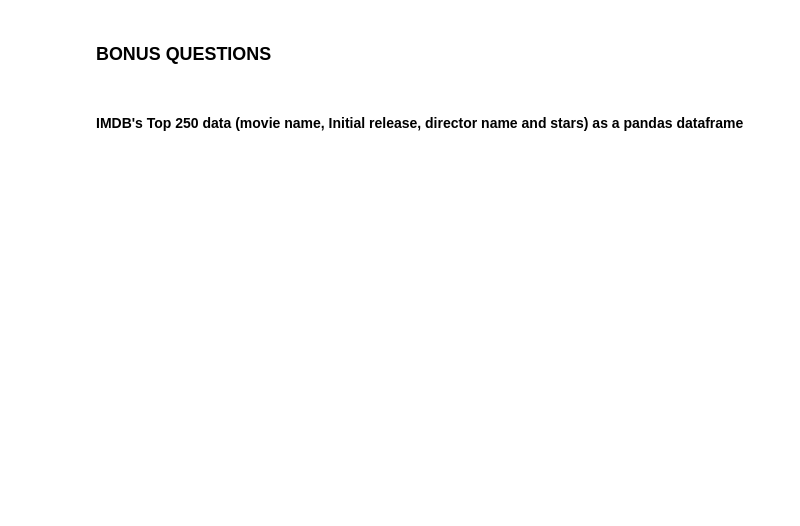
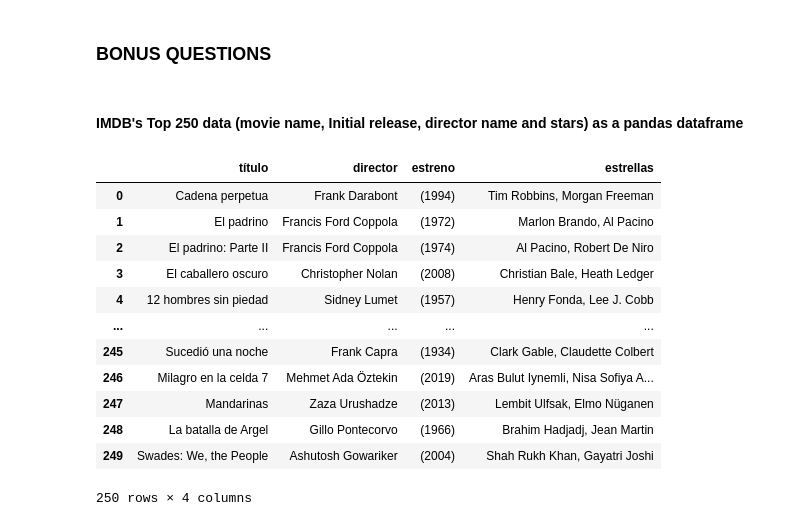
Before and after one commit to Ironhack-Data-Madrid-Marzo-2021/lab-web-scraping, a Jupyter notebook: your-code/main.ipynb, the cells around one changed output. Drawn from its saved outputs; the diff is of its cells as text; code cells hidden in the pictures; blank space fills up the shorter version.

```diff
--- a/your-code/main.ipynb
+++ b/your-code/main.ipynb
@@ -437,4 +487,6 @@ soap_sp = BeautifulSoup(html_sp.content, 'html.parser')
 #### IMDB's Top 250 data (movie name, Initial release, director name and stars) as a pandas dataframe
 # %%
 # This is the url you will scrape in this exercise
-url = 'https://www.imdb.com/chart/top'
+url_imdb = 'https://www.imdb.com/chart/top'
+html_imdb = requests.get(url_imdb)
+soap_imdb = BeautifulSoup(html_imdb.content, 'html.parser')
@@ -442,0 +493,30 @@ url = 'https://www.imdb.com/chart/top'
+# %%
+cuerpo = soap_imdb.find('tbody', {'class': 'lister-list'})
+filas = cuerpo.find_all('td', {'class' : 'titleColumn'})
+#nombres = filas.find_all('a')
+titulos = [elem.find('a').text for elem in filas]
+directores = [elem.find('a')['title'].split(',')[0].replace(' (dir.)', '') for elem in filas]
+releases = [elem.span.text for elem in filas]
+stars = list()
+for elem in filas:
+    aux = elem.find('a')['title'].split(',')
+    stars.append(', '.join(aux[1:]))
+
+dict_imdb = {'título' : titulos, 'director' : directores, 'estreno' : releases, 'estrellas' : stars}
+
+peliculas = pd.DataFrame(dict_imdb)
+peliculas
+# %% [output]
+|  | título | director | estreno | estrellas |
+| 0 | Cadena perpetua | Frank Darabont | (1994) | Tim Robbins, Morgan Freeman |
+| 1 | El padrino | Francis Ford Coppola | (1972) | Marlon Brando, Al Pacino |
+| 2 | El padrino: Parte II | Francis Ford Coppola | (1974) | Al Pacino, Robert De Niro |
+| 3 | El caballero oscuro | Christopher Nolan | (2008) | Christian Bale, Heath Ledger |
+| 4 | 12 hombres sin piedad | Sidney Lumet | (1957) | Henry Fonda, Lee J. Cobb |
+| ... | ... | ... | ... | ... |
+| 245 | Sucedió una noche | Frank Capra | (1934) | Clark Gable, Claudette Colbert |
+| 246 | Milagro en la celda 7 | Mehmet Ada Öztekin | (2019) | Aras Bulut Iynemli, Nisa Sofiya A... |
+| 247 | Mandarinas | Zaza Urushadze | (2013) | Lembit Ulfsak, Elmo Nüganen |
+| 248 | La batalla de Argel | Gillo Pontecorvo | (1966) | Brahim Hadjadj, Jean Martin |
+| 249 | Swades: We, the People | Ashutosh Gowariker | (2004) | Shah Rukh Khan, Gayatri Joshi |
+250 rows × 4 columns
```
Also changed, not shown: parts of 5 cells of this notebook.
